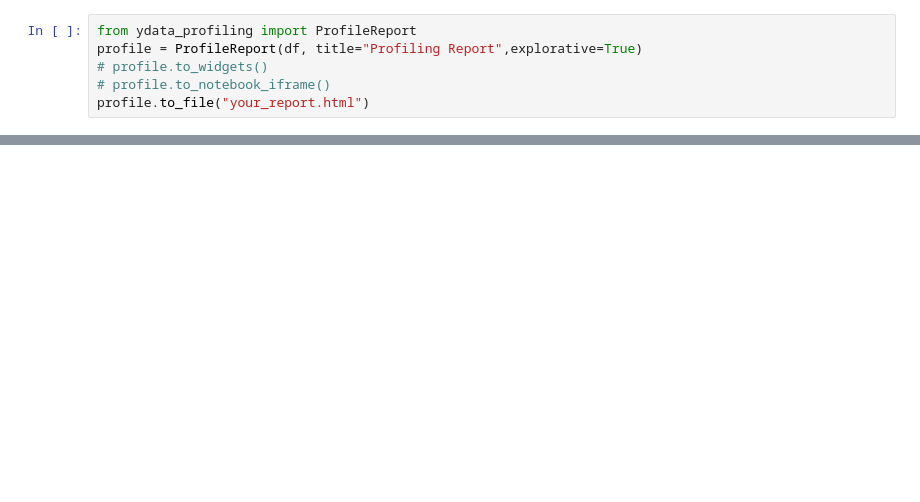
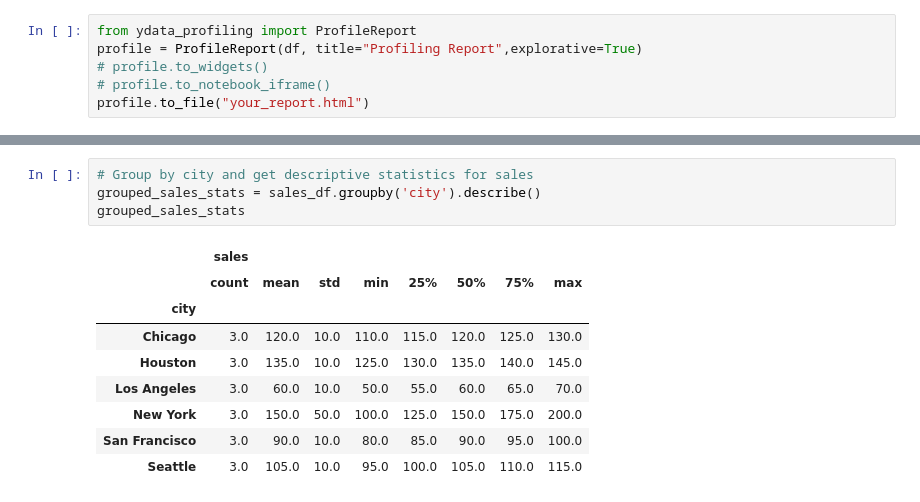
Before and after one commit to Khaled-Abdelhamid/Almadrasa-course-codes, a Jupyter notebook: introduction to Data analytics/Module 2 - Exploratory data analysis and data wrangling/Intro_to_pandas.ipynb, the cells around one changed output, grey strips where cells are left out. Saved outputs shown, nothing was run; the diff lists cells and outputs as text; blank space fills up the shorter version.

```diff
--- a/introduction to Data analytics/Module 2 - Exploratory data analysis and data wrangling/Intro_to_pandas.ipynb
+++ b/introduction to Data analytics/Module 2 - Exploratory data analysis and data wrangling/Intro_to_pandas.ipynb
@@ -492,0 +967,14 @@ profile.to_file("your_report.html")
+# %%
+# Group by city and get descriptive statistics for sales
+grouped_sales_stats = sales_df.groupby('city').describe()
+grouped_sales_stats
+# %% [output]
+|  | sales |  |  |  |  |  |  |  |
+|  | count | mean | std | min | 25% | 50% | 75% | max |
+| city |  |  |  |  |  |  |  |  |
+| Chicago | 3.0 | 120.0 | 10.0 | 110.0 | 115.0 | 120.0 | 125.0 | 130.0 |
+| Houston | 3.0 | 135.0 | 10.0 | 125.0 | 130.0 | 135.0 | 140.0 | 145.0 |
+| Los Angeles | 3.0 | 60.0 | 10.0 | 50.0 | 55.0 | 60.0 | 65.0 | 70.0 |
+| New York | 3.0 | 150.0 | 50.0 | 100.0 | 125.0 | 150.0 | 175.0 | 200.0 |
+| San Francisco | 3.0 | 90.0 | 10.0 | 80.0 | 85.0 | 90.0 | 95.0 | 100.0 |
+| Seattle | 3.0 | 105.0 | 10.0 | 95.0 | 100.0 | 105.0 | 110.0 | 115.0 |
```
Also changed, not shown: parts of 70 cells of this notebook, 45 other files.
